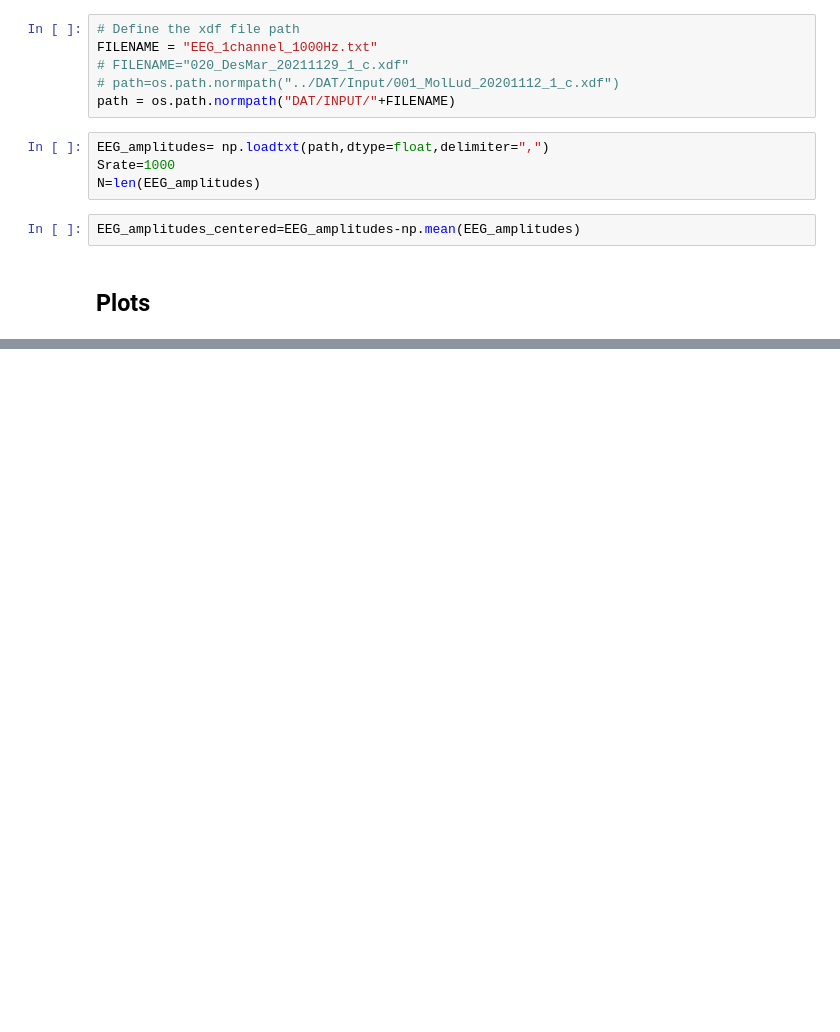
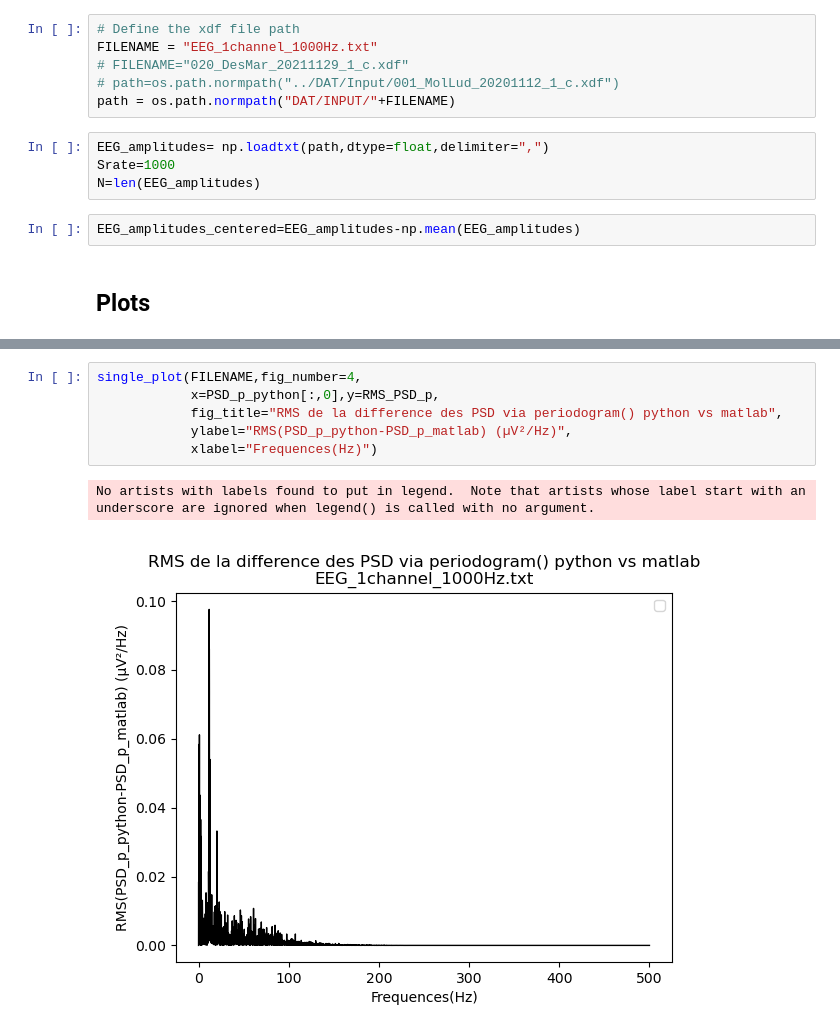
Before and after one commit to iwissemben/Stage_Signal_Physio, a Jupyter notebook: SRC/comparisons_1channel1000Hz.ipynb, the cells around one changed output, grey strips where cells are left out. Saved outputs shown, nothing was run; the diff lists cells and outputs as text; blank space fills up the shorter version.

```diff
--- a/SRC/comparisons_1channel1000Hz.ipynb
+++ b/SRC/comparisons_1channel1000Hz.ipynb
@@ -48,0 +100,9 @@ time_vector shape:  (10201,)
+# %%
+single_plot(FILENAME,fig_number=4,
+            x=PSD_p_python[:,0],y=RMS_PSD_p,
+            fig_title="RMS de la difference des PSD via periodogram() python vs matlab",
+            ylabel="RMS(PSD_p_python-PSD_p_matlab) (µV²/Hz)",
+            xlabel="Frequences(Hz)")
+# %% [output]
+No artists with labels found to put in legend.  Note that artists whose label start with an underscore are ignored when legend() is called with no argument.
+[figure, added]
```
Also changed, not shown: parts of 11 cells of this notebook, 5 other files.
